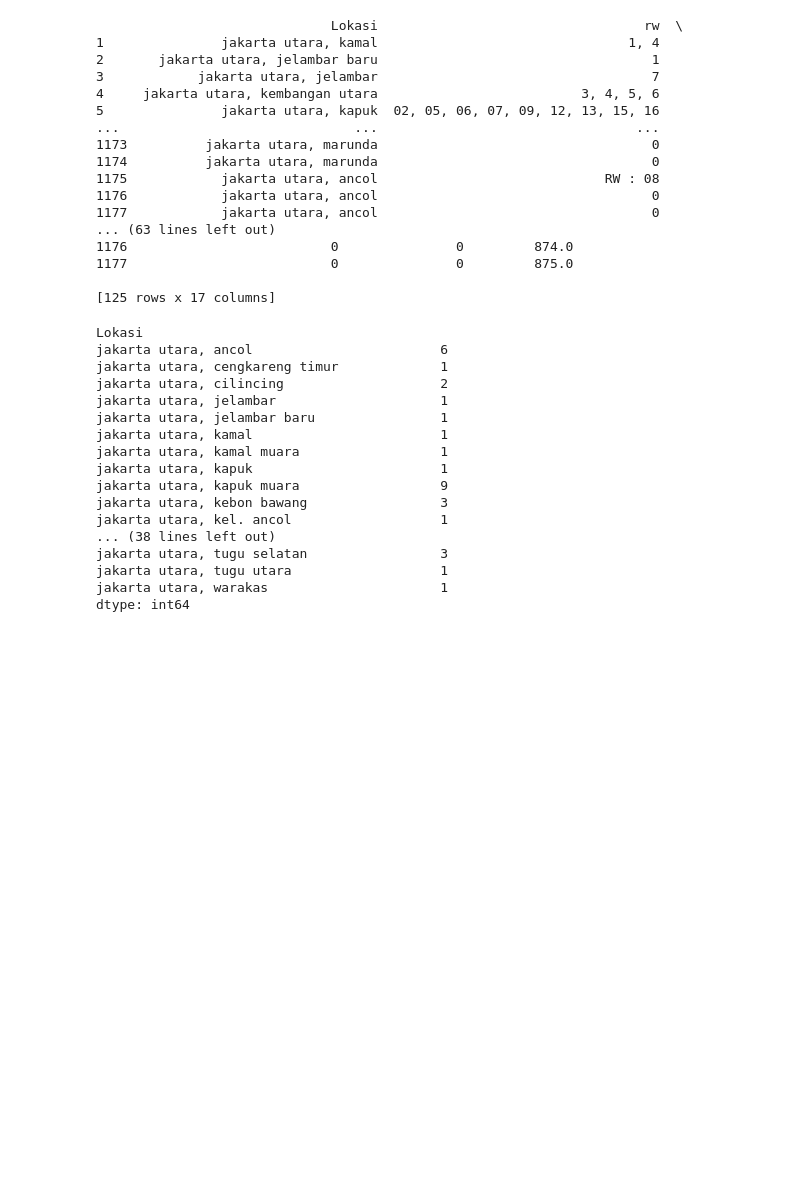
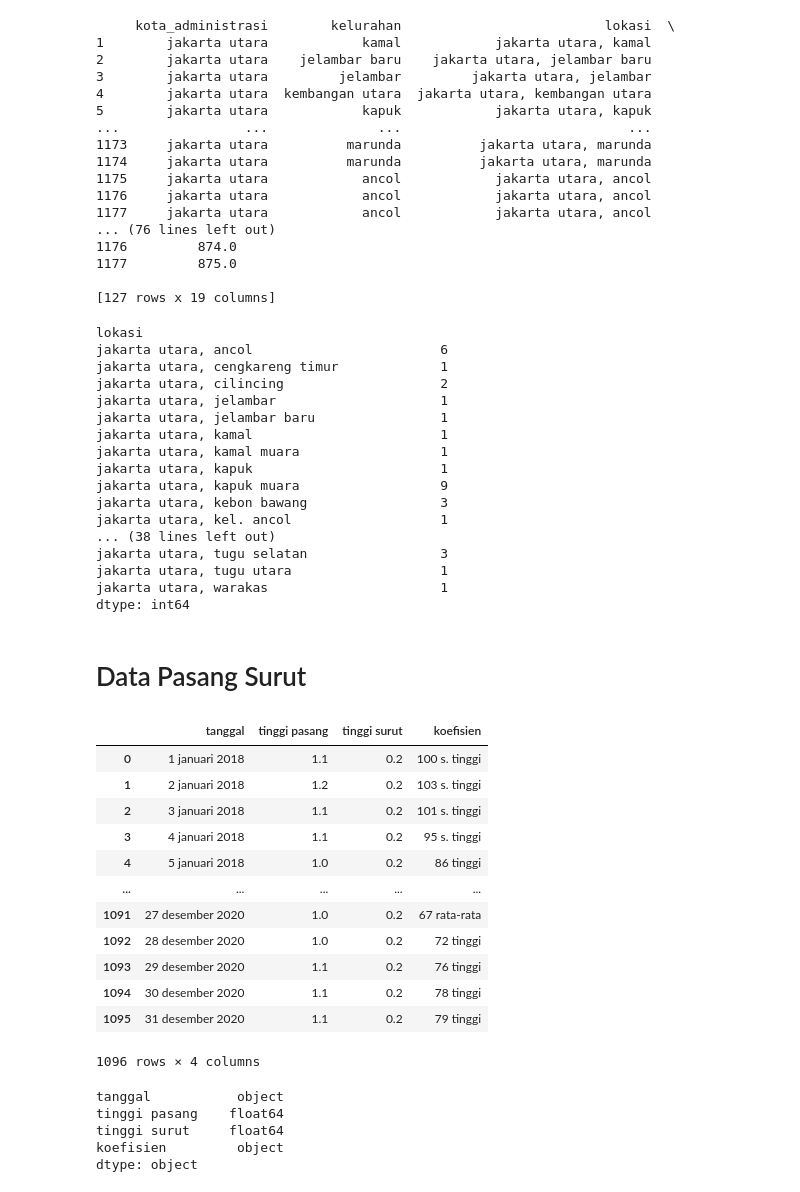
Before and after one commit to mazizr/Compfest-DAS, a Jupyter notebook: EDA_data_banjir.ipynb, the cells around one changed output. Saved outputs shown, nothing was run; the diff lists cells and outputs as text; code cells hidden in the pictures; blank space fills up the shorter version.

```diff
--- a/EDA_data_banjir.ipynb
+++ b/EDA_data_banjir.ipynb
@@ -52,36 +78,36 @@ jakarta urata         2
 dtype: int64
 # %%
 # Filter hanya baris dengan string "Jakarta Utara" dalam kolom 'lokasi'
-filtered_data = df[df['Lokasi'].str.contains('jakarta utara')]
+filtered_data = df[df['lokasi'].str.contains('jakarta utara')]
 
 # Cetak hasil
 print(filtered_data)
 # %% [output]
-                              Lokasi                                  rw  \
-1               jakarta utara, kamal                                1, 4
-2       jakarta utara, jelambar baru                                   1
-3            jakarta utara, jelambar                                   7
-4     jakarta utara, kembangan utara                          3, 4, 5, 6
-5               jakarta utara, kapuk  02, 05, 06, 07, 09, 12, 13, 15, 16
-...                              ...                                 ...
-1173          jakarta utara, marunda                                   0
-1174          jakarta utara, marunda                                   0
-1175            jakarta utara, ancol                             RW : 08
-1176            jakarta utara, ancol                                   0
-1177            jakarta utara, ancol                                   0
-... (63 lines left out)
-1176                          0               0         874.0
-1177                          0               0         875.0
+     kota_administrasi        kelurahan                          lokasi  \
+1        jakarta utara            kamal            jakarta utara, kamal
+2        jakarta utara    jelambar baru    jakarta utara, jelambar baru
+3        jakarta utara         jelambar         jakarta utara, jelambar
+4        jakarta utara  kembangan utara  jakarta utara, kembangan utara
+5        jakarta utara            kapuk            jakarta utara, kapuk
+...                ...              ...                             ...
+1173     jakarta utara          marunda          jakarta utara, marunda
+1174     jakarta utara          marunda          jakarta utara, marunda
+1175     jakarta utara            ancol            jakarta utara, ancol
+1176     jakarta utara            ancol            jakarta utara, ancol
+1177     jakarta utara            ancol            jakarta utara, ancol
+... (76 lines left out)
+1176         874.0
+1177         875.0
 
-[125 rows x 17 columns]
+[127 rows x 19 columns]
 # %%
 # Melakukan grouping berdasarkan kolom 'Lokasi' dan menghitung jumlah dalam setiap grup
-grouped_data = filtered_data.groupby('Lokasi').size()
+grouped_data = filtered_data.groupby('lokasi').size()
 
 # Cetak hasil
 print(grouped_data)
 # %% [output]
-Lokasi
+lokasi
 jakarta utara, ancol                        6
 jakarta utara, cengkareng timur             1
 jakarta utara, cilincing                    2
@@ -98,3 +124,34 @@ jakarta utara, tugu selatan                 3
 jakarta utara, tugu utara                   1
 jakarta utara, warakas                      1
 dtype: int64
+# %% [markdown]
+# Data Pasang Surut
+# %%
+df_pasang_surut = pd.read_csv('data-pasang-surut-3-tahun-terakhir.csv')
+df_pasang_surut['Tanggal'] = df_pasang_surut['Tanggal'].str.lower()
+df_ps = df_pasang_surut.drop(df_pasang_surut.columns[[0,2,4]], axis=1)
+df_ps.columns = df_ps.columns.str.lower()
+df_ps
+# %% [output]
+|  | tanggal | tinggi pasang | tinggi surut | koefisien |
+| 0 | 1 januari 2018 | 1.1 | 0.2 | 100 s. tinggi |
+| 1 | 2 januari 2018 | 1.2 | 0.2 | 103 s. tinggi |
+| 2 | 3 januari 2018 | 1.1 | 0.2 | 101 s. tinggi |
+| 3 | 4 januari 2018 | 1.1 | 0.2 | 95 s. tinggi |
+| 4 | 5 januari 2018 | 1.0 | 0.2 | 86 tinggi |
+| ... | ... | ... | ... | ... |
+| 1091 | 27 desember 2020 | 1.0 | 0.2 | 67 rata-rata |
+| 1092 | 28 desember 2020 | 1.0 | 0.2 | 72 tinggi |
+| 1093 | 29 desember 2020 | 1.1 | 0.2 | 76 tinggi |
+| 1094 | 30 desember 2020 | 1.1 | 0.2 | 78 tinggi |
+| 1095 | 31 desember 2020 | 1.1 | 0.2 | 79 tinggi |
+1096 rows × 4 columns
+# %%
+# CEK TIPE DATA SETIAP KOLOM
+df_ps.dtypes
+# %% [output]
+tanggal           object
+tinggi pasang    float64
+tinggi surut     float64
+koefisien         object
+dtype: object
```
Also changed, not shown: parts of 14 cells of this notebook, 11 other files.
